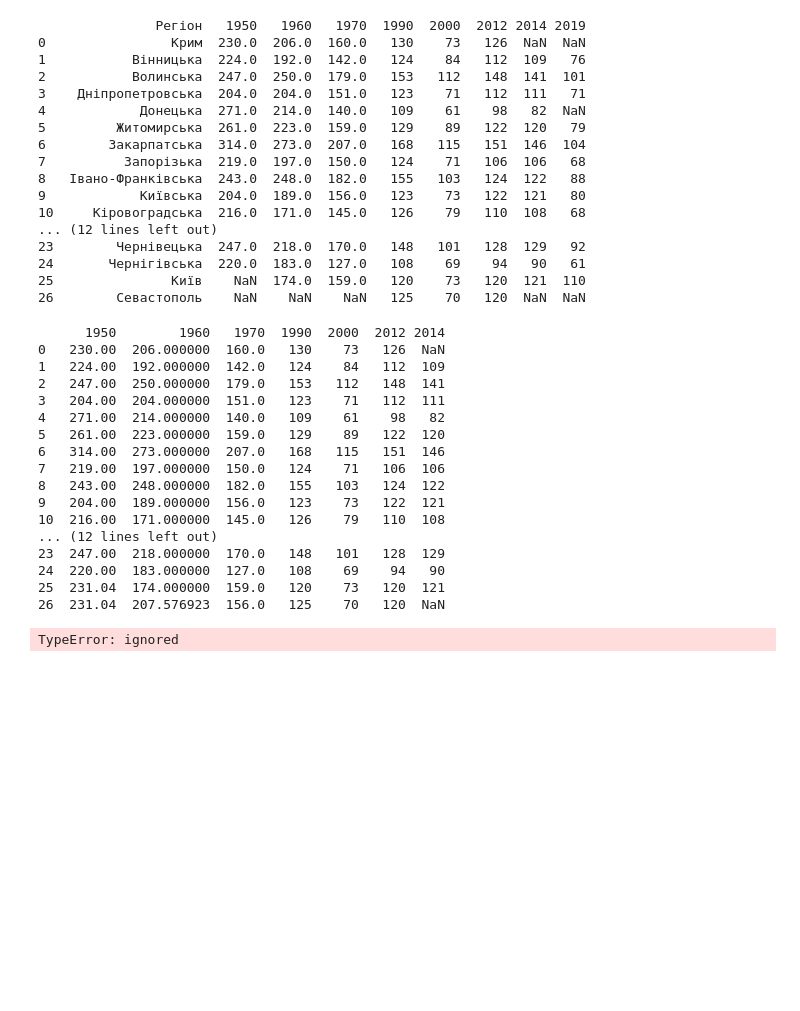
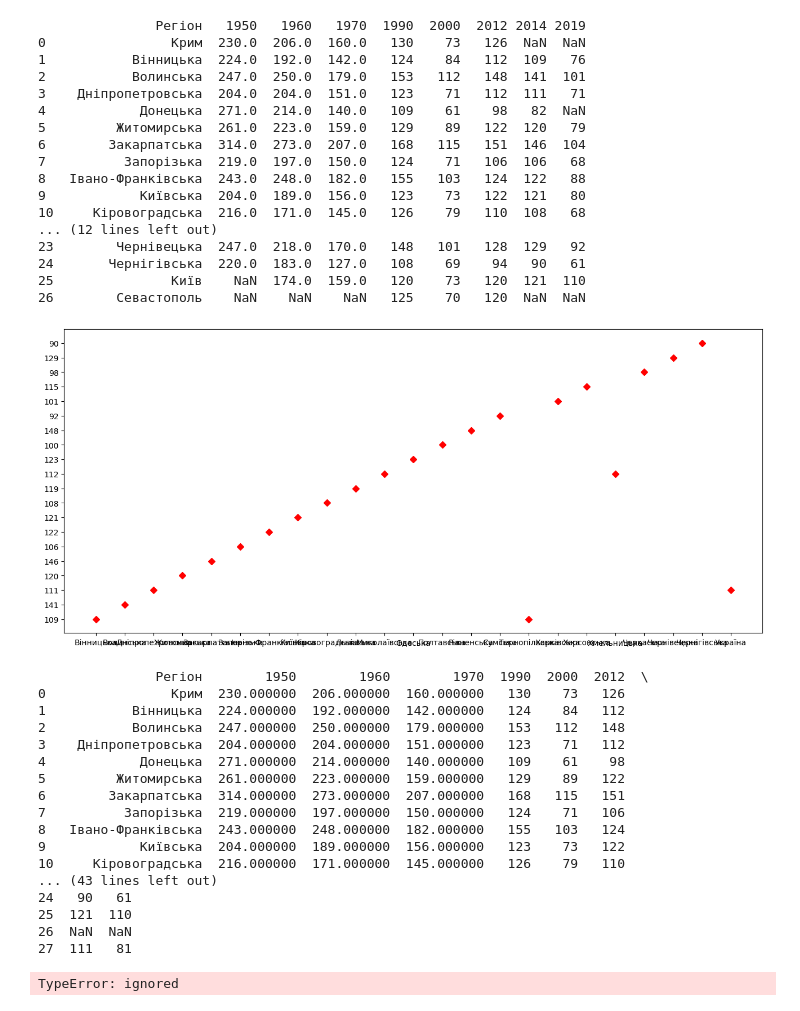
Before and after one commit to a33211/Data-science-homeworks, a Jupyter notebook: Hw2_1.ipynb, the cells around one changed output. Saved outputs shown, nothing was run; the diff lists cells and outputs as text; code cells hidden in the pictures; blank space fills up the shorter version.

```diff
--- a/Hw2_1.ipynb
+++ b/Hw2_1.ipynb
@@ -139,28 +139,36 @@ print(pd_replaced)
 24       Чернігівська  220.0  183.0  127.0   108    69    94   90   61
 25               Київ    NaN  174.0  159.0   120    73   120  121  110
 26        Севастополь    NaN    NaN    NaN   125    70   120  NaN  NaN
+# %%
+plt.figure(figsize=(16,7))
+plt.plot(pd_replaced['Регіон'], pd_replaced['2014'], 'rD')
+
+
+plt.show()
+# %% [output]
+[figure, added]
 # %%
 #Замініть відсутні дані в стовпцях середніми значеннями цих стовпців (метод fillna)
 
-pd_replaced_2 = pd_replaced.iloc[:,1:8].fillna(pd_replaced.iloc[:,1:8].mean())
+pd_replaced_2 = pd_replaced.fillna(pd_replaced.mean())
 print(pd_replaced_2)
 # %% [output]
-      1950        1960   1970  1990  2000  2012 2014
-0   230.00  206.000000  160.0   130    73   126  NaN
-1   224.00  192.000000  142.0   124    84   112  109
-2   247.00  250.000000  179.0   153   112   148  141
-3   204.00  204.000000  151.0   123    71   112  111
-4   271.00  214.000000  140.0   109    61    98   82
-5   261.00  223.000000  159.0   129    89   122  120
-6   314.00  273.000000  207.0   168   115   151  146
-7   219.00  197.000000  150.0   124    71   106  106
-8   243.00  248.000000  182.0   155   103   124  122
-9   204.00  189.000000  156.0   123    73   122  121
-10  216.00  171.000000  145.0   126    79   110  108
-... (12 lines left out)
-23  247.00  218.000000  170.0   148   101   128  129
-24  220.00  183.000000  127.0   108    69    94   90
-25  231.04  174.000000  159.0   120    73   120  121
-26  231.04  207.576923  156.0   125    70   120  NaN
+               Регіон        1950        1960        1970  1990  2000  2012  \
+0                Крим  230.000000  206.000000  160.000000   130    73   126
+1           Вінницька  224.000000  192.000000  142.000000   124    84   112
+2           Волинська  247.000000  250.000000  179.000000   153   112   148
+3    Дніпропетровська  204.000000  204.000000  151.000000   123    71   112
+4            Донецька  271.000000  214.000000  140.000000   109    61    98
+5         Житомирська  261.000000  223.000000  159.000000   129    89   122
+6        Закарпатська  314.000000  273.000000  207.000000   168   115   151
+7          Запорізька  219.000000  197.000000  150.000000   124    71   106
+8   Івано-Франківська  243.000000  248.000000  182.000000   155   103   124
+9            Київська  204.000000  189.000000  156.000000   123    73   122
+10     Кіровоградська  216.000000  171.000000  145.000000   126    79   110
+... (43 lines left out)
+24   90   61
+25  121  110
+26  NaN  NaN
+27  111   81
 # %%
 #Отримайте список регіонів, де рівень народжуваності у 2019 році був вищим за середній по Україні
```
Also changed, not shown: parts of 3 cells of this notebook.
